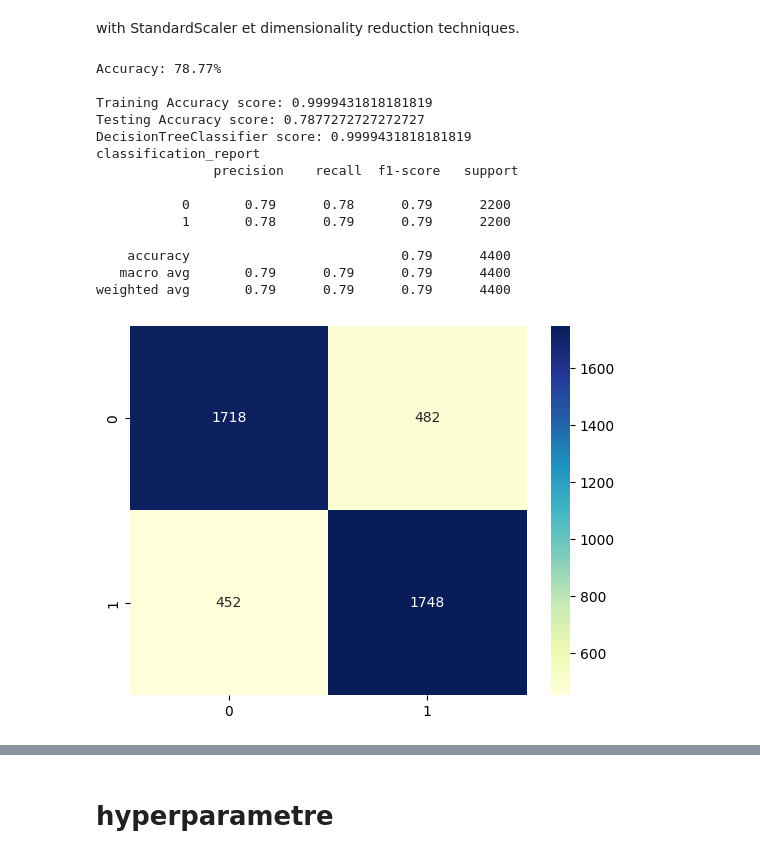
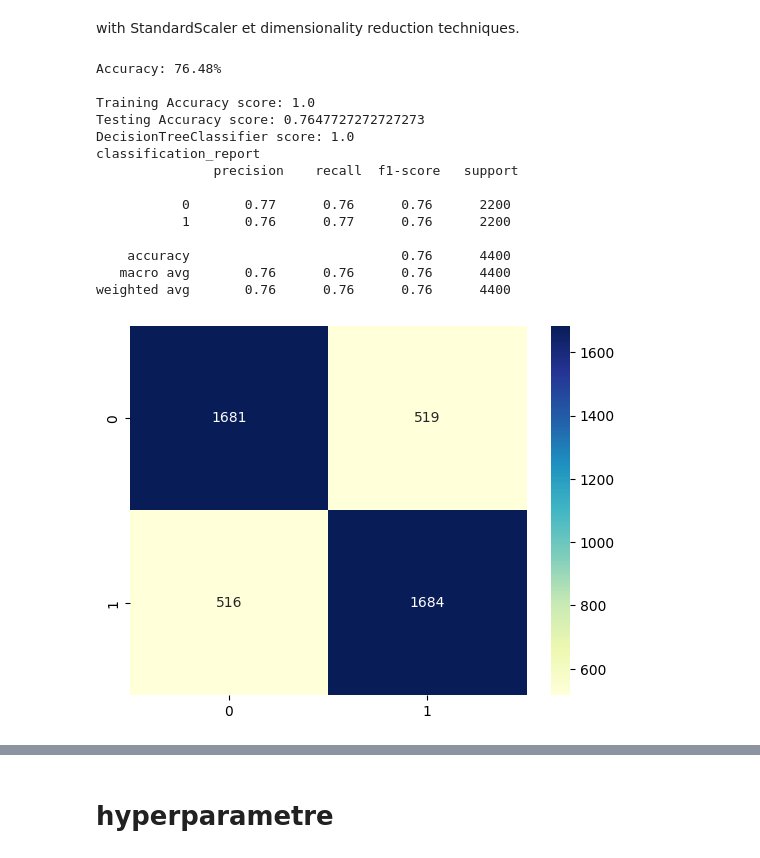
Before and after one commit to PFE2024/satt_ai, a Jupyter notebook: twitter/DecisionTree.ipynb, the cells around one changed output, grey strips where cells are left out. Cells and saved outputs as stored; diff of their text form; code cells hidden in the pictures.

```diff
--- a/twitter/DecisionTree.ipynb
+++ b/twitter/DecisionTree.ipynb
@@ -86,46 +111,46 @@ from sklearn.decomposition import PCA
 from sklearn.tree import DecisionTreeClassifier
 df = pd.read_csv('./Data/datavf.csv')
 
-x=df.iloc[:, :-2]
+x=df.iloc[:, :-4]
 y = df.account_type.values.tolist()
 x_train, x_test, y_train, y_test = train_test_split(x, y, test_size=0.2, random_state=42,stratify=y)
 pipeline = Pipeline([
     ('scaler', StandardScaler()), # Standardizing the data
     ('pca', PCA()), # Transforming the data with PCA
     ('rf', DecisionTreeClassifier()) # Training a random forest classifier on the data
 ])
 
 pipeline.fit(x_train, y_train)
 
 score = pipeline.score(x_test, y_test)
 print("Accuracy: %.2f%%" % (score * 100))
 y_pred_train = pipeline.predict(x_train)
 y_pred_test = pipeline.predict(x_test)
 
 print("\nTraining Accuracy score:",accuracy_score(y_train, y_pred_train))
 print("Testing Accuracy score:",accuracy_score(y_test, y_pred_test))
 print("DecisionTreeClassifier score:",pipeline.score(x_train, y_train))
 print("classification_report \n "+classification_report(y_test, y_pred_test))
 
 from sklearn.metrics import confusion_matrix
 cm = metrics.confusion_matrix(y_test,  y_pred_test)
 
 cm_matrixNB = pd.DataFrame(data=cm)
 sns.heatmap(cm_matrixNB, annot=True, fmt='d', cmap='YlGnBu')
 plt.show()
 # %% [output]
-Accuracy: 78.77%
+Accuracy: 76.48%
 
-Training Accuracy score: 0.9999431818181819
-Testing Accuracy score: 0.7877272727272727
-DecisionTreeClassifier score: 0.9999431818181819
+Training Accuracy score: 1.0
+Testing Accuracy score: 0.7647727272727273
+DecisionTreeClassifier score: 1.0
 classification_report
                precision    recall  f1-score   support
 
-           0       0.79      0.78      0.79      2200
-           1       0.78      0.79      0.79      2200
+           0       0.77      0.76      0.76      2200
+           1       0.76      0.77      0.76      2200
 
-    accuracy                           0.79      4400
-   macro avg       0.79      0.79      0.79      4400
-weighted avg       0.79      0.79      0.79      4400
+    accuracy                           0.76      4400
+   macro avg       0.76      0.76      0.76      4400
+weighted avg       0.76      0.76      0.76      4400
-[figure, old version]
+[figure, new version]
```
Also changed, not shown: parts of 24 cells of this notebook, 7 other files.
